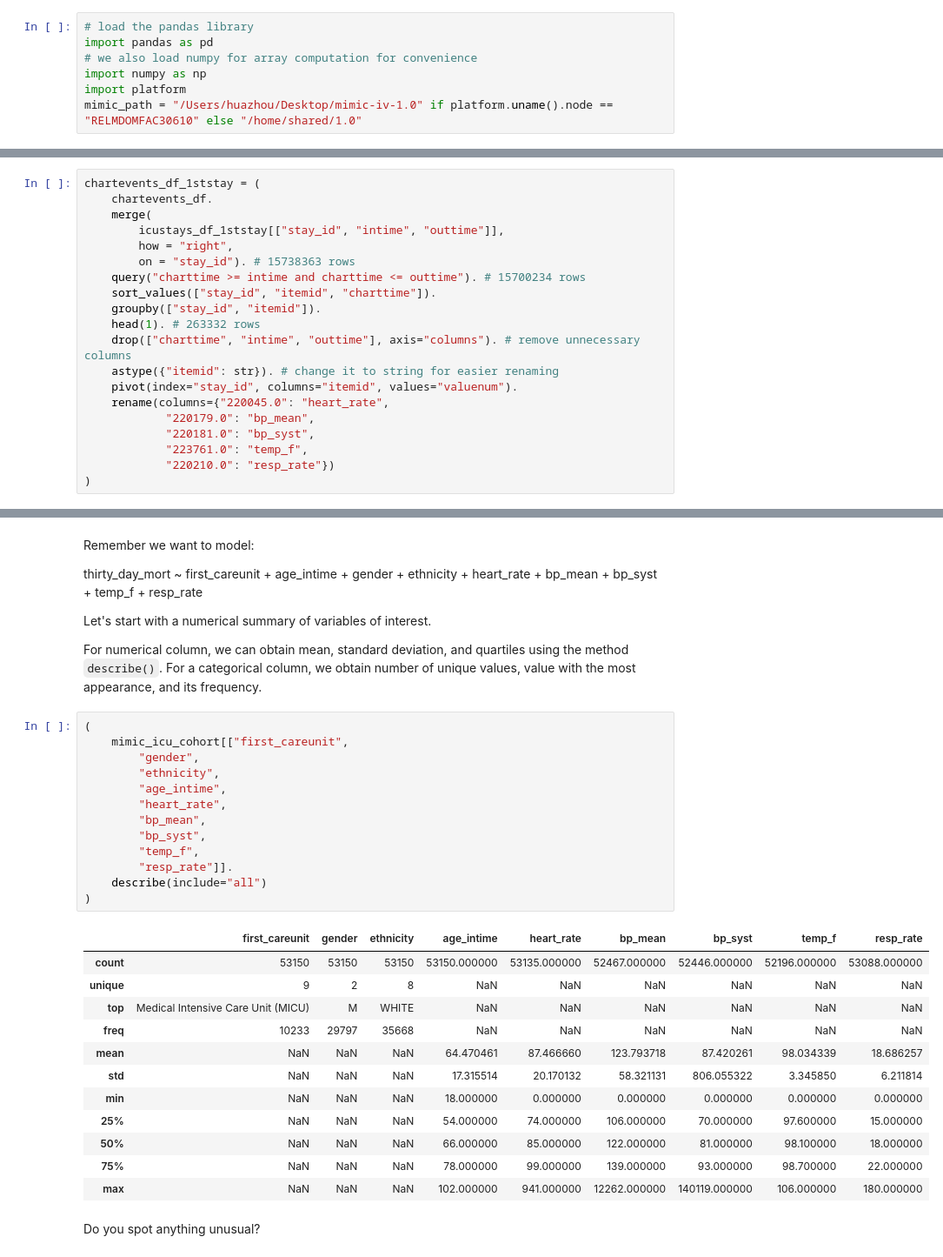
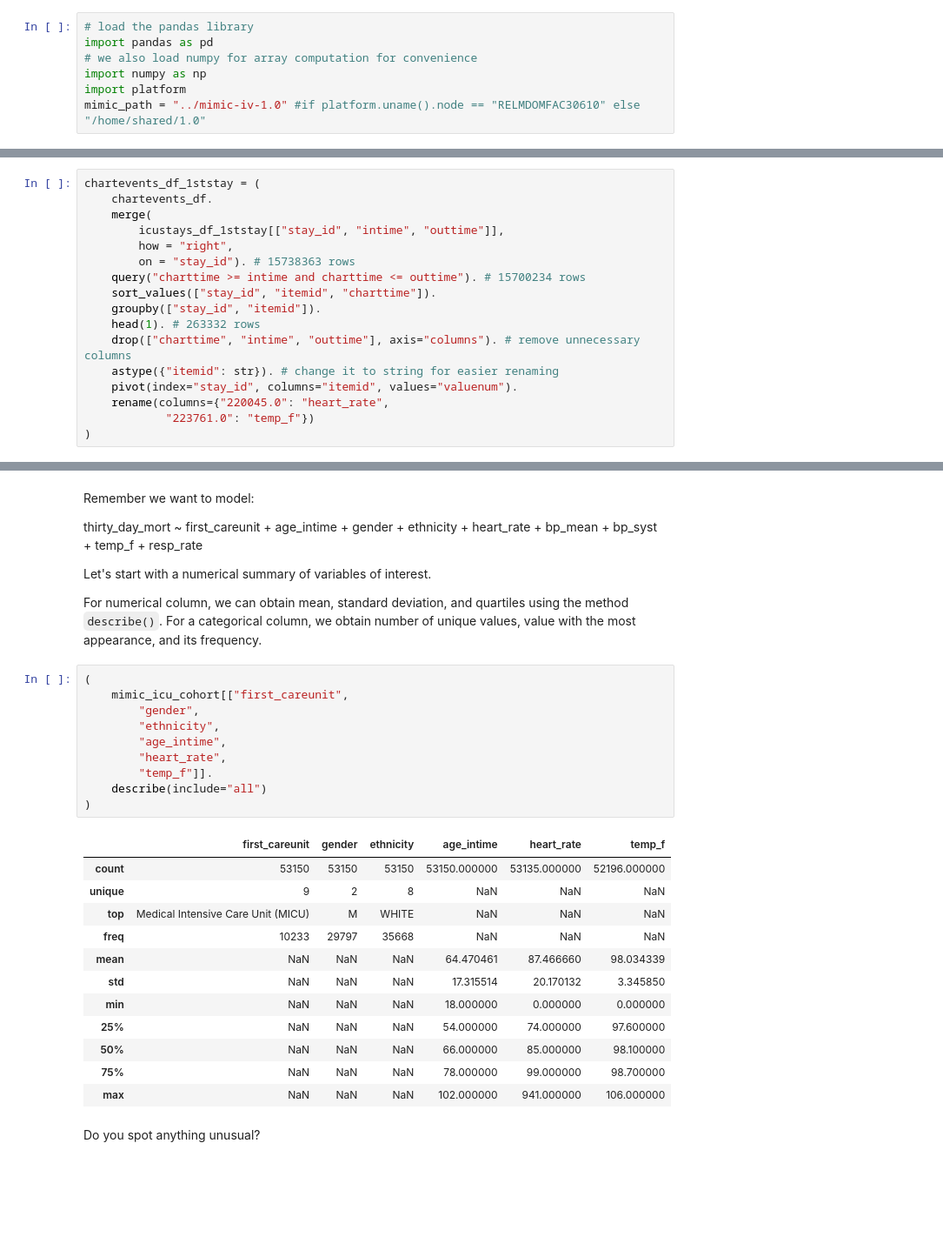
Before and after one commit to LangeSymposium/2022-July-Workshop, a Jupyter notebook: module1-03-Python/module1-03-Python.ipynb, the cells around one changed output, grey strips where cells are left out. Shown at 87% size. Cells and saved outputs as stored; diff of their text form; blank space fills up the shorter version.

```diff
--- a/module1-03-Python/module1-03-Python.ipynb
+++ b/module1-03-Python/module1-03-Python.ipynb
@@ -61,7 +61,7 @@ import pandas as pd
 # we also load numpy for array computation for convenience
 import numpy as np
 import platform
-mimic_path = "/Users/huazhou/Desktop/mimic-iv-1.0" if platform.uname().node == "RELMDOMFAC30610" else "/home/shared/1.0"
+mimic_path = "../mimic-iv-1.0" #if platform.uname().node == "RELMDOMFAC30610" else "/home/shared/1.0"
 # %% [markdown]
 ### Loading data
 # %% [markdown]
@@ -285,10 +283,7 @@ chartevents_df_1ststay = (
     astype({"itemid": str}). # change it to string for easier renaming
     pivot(index="stay_id", columns="itemid", values="valuenum").
     rename(columns={"220045.0": "heart_rate",
-            "220179.0": "bp_mean",
-            "220181.0": "bp_syst",
-            "223761.0": "temp_f",
-            "220210.0": "resp_rate"})
+            "223761.0": "temp_f"})
 )
 # %%
 chartevents_df_1ststay
@@ -358,29 +353,26 @@ For numerical column, we can obtain mean, standard deviation, and quartiles usin
 # %%
 (
     mimic_icu_cohort[["first_careunit",
         "gender",
         "ethnicity",
         "age_intime",
         "heart_rate",
-        "bp_mean",
-        "bp_syst",
-        "temp_f",
-        "resp_rate"]].
+        "temp_f"]].
     describe(include="all")
 )
 # %% [output]
-|  | first_careunit | gender | ethnicity | age_intime | heart_rate | bp_mean | bp_syst | temp_f | resp_rate |
-| count | 53150 | 53150 | 53150 | 53150.000000 | 53135.000000 | 52467.000000 | 52446.000000 | 52196.000000 | 53088.000000 |
-| unique | 9 | 2 | 8 | NaN | NaN | NaN | NaN | NaN | NaN |
-| top | Medical Intensive Care Unit (MICU) | M | WHITE | NaN | NaN | NaN | NaN | NaN | NaN |
-| freq | 10233 | 29797 | 35668 | NaN | NaN | NaN | NaN | NaN | NaN |
-| mean | NaN | NaN | NaN | 64.470461 | 87.466660 | 123.793718 | 87.420261 | 98.034339 | 18.686257 |
-| std | NaN | NaN | NaN | 17.315514 | 20.170132 | 58.321131 | 806.055322 | 3.345850 | 6.211814 |
-| min | NaN | NaN | NaN | 18.000000 | 0.000000 | 0.000000 | 0.000000 | 0.000000 | 0.000000 |
-| 25% | NaN | NaN | NaN | 54.000000 | 74.000000 | 106.000000 | 70.000000 | 97.600000 | 15.000000 |
-| 50% | NaN | NaN | NaN | 66.000000 | 85.000000 | 122.000000 | 81.000000 | 98.100000 | 18.000000 |
-| 75% | NaN | NaN | NaN | 78.000000 | 99.000000 | 139.000000 | 93.000000 | 98.700000 | 22.000000 |
-| max | NaN | NaN | NaN | 102.000000 | 941.000000 | 12262.000000 | 140119.000000 | 106.000000 | 180.000000 |
+|  | first_careunit | gender | ethnicity | age_intime | heart_rate | temp_f |
+| count | 53150 | 53150 | 53150 | 53150.000000 | 53135.000000 | 52196.000000 |
+| unique | 9 | 2 | 8 | NaN | NaN | NaN |
+| top | Medical Intensive Care Unit (MICU) | M | WHITE | NaN | NaN | NaN |
+| freq | 10233 | 29797 | 35668 | NaN | NaN | NaN |
+| mean | NaN | NaN | NaN | 64.470461 | 87.466660 | 98.034339 |
+| std | NaN | NaN | NaN | 17.315514 | 20.170132 | 3.345850 |
+| min | NaN | NaN | NaN | 18.000000 | 0.000000 | 0.000000 |
+| 25% | NaN | NaN | NaN | 54.000000 | 74.000000 | 97.600000 |
+| 50% | NaN | NaN | NaN | 66.000000 | 85.000000 | 98.100000 |
+| 75% | NaN | NaN | NaN | 78.000000 | 99.000000 | 98.700000 |
+| max | NaN | NaN | NaN | 102.000000 | 941.000000 | 106.000000 |
 # %% [markdown]
 Do you spot anything unusual?
 # %% [markdown]
```
Also changed, not shown: parts of 7 cells of this notebook, 1 other file.
